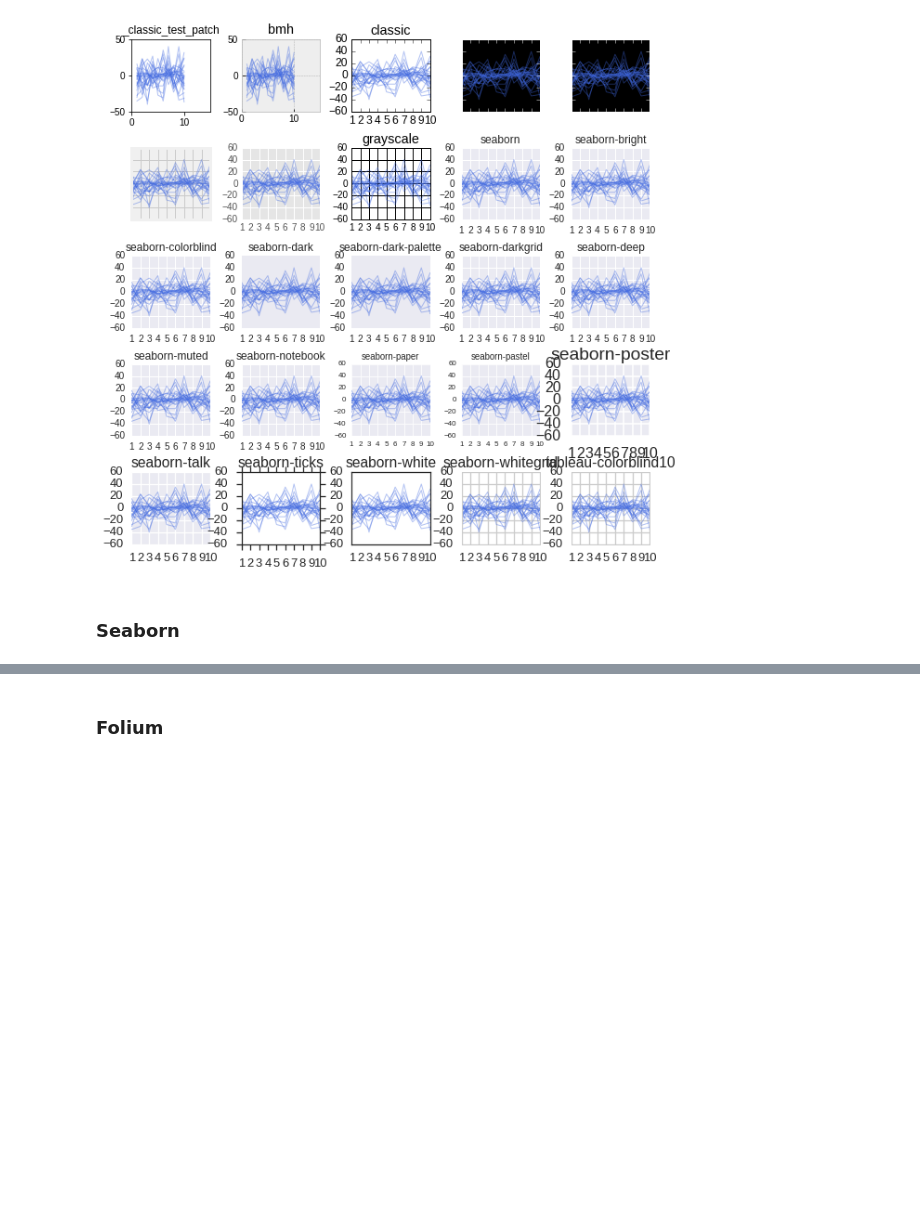
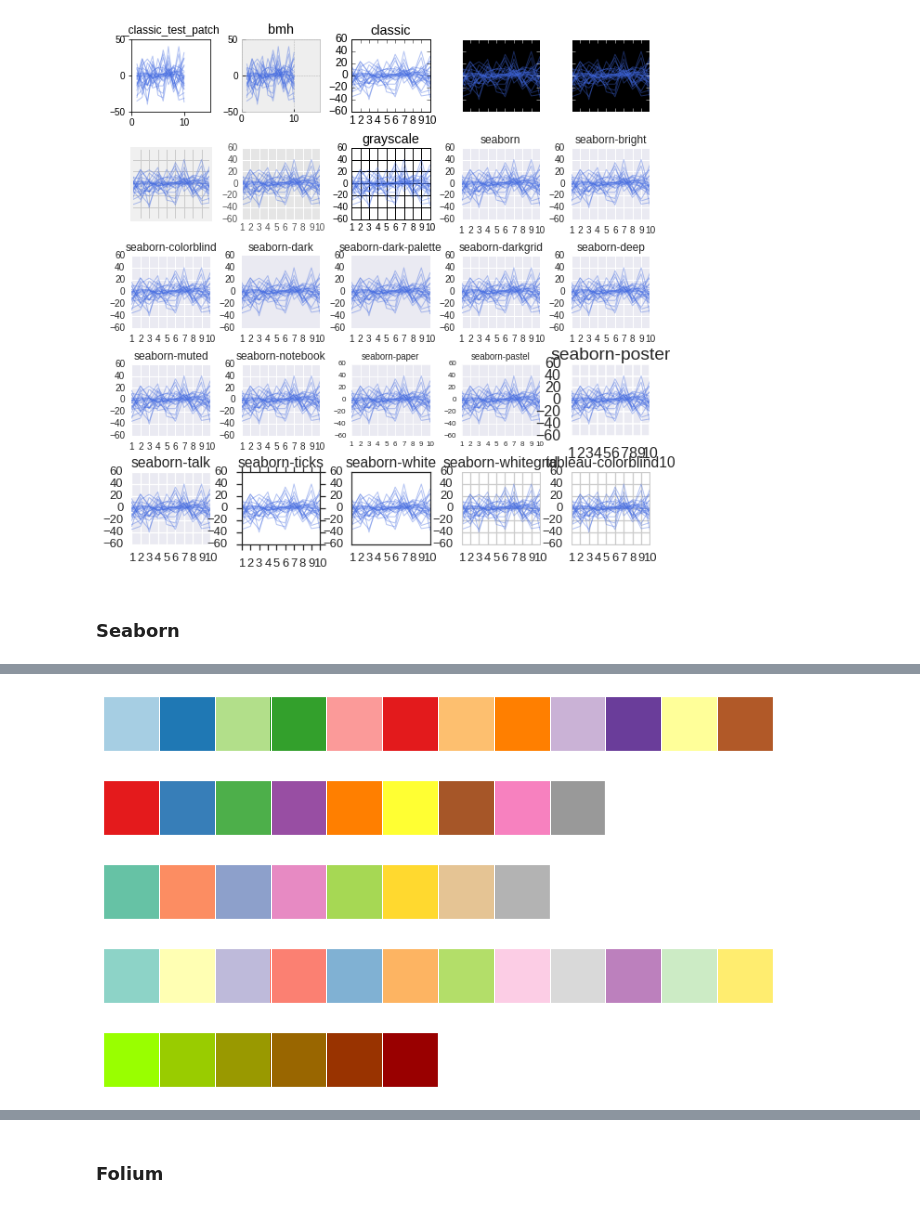
Before and after one commit to eastk1te/P.T, a Jupyter notebook: Python.ipynb, the cells around one changed output, grey strips where cells are left out. Drawn from its saved outputs; the diff is of its cells as text; code cells hidden in the pictures; blank space fills up the shorter version.

```diff
--- a/Python.ipynb
+++ b/Python.ipynb
@@ -1677,0 +1696,14 @@ sns.palplot(current_palette) #질적 색상 팔레트
+# %%
+###### 범주형 컬러 브루어 팔레트 사용
+sns.palplot(sns.color_palette('Paired'))
+sns.palplot(sns.color_palette('Set1'))
+sns.palplot(sns.color_palette('Set2'))
+sns.palplot(sns.color_palette('Set3'))
+flatui = ['#99FF00','#99CC00','#999900','#996600','#993300','#990000']
+sns.palplot(sns.color_palette(flatui))
+# %% [output]
+[figure, added]
+[figure, added]
+[figure, added]
+[figure, added]
+[figure, added]
```
Also changed, not shown: parts of 24 cells of this notebook.
